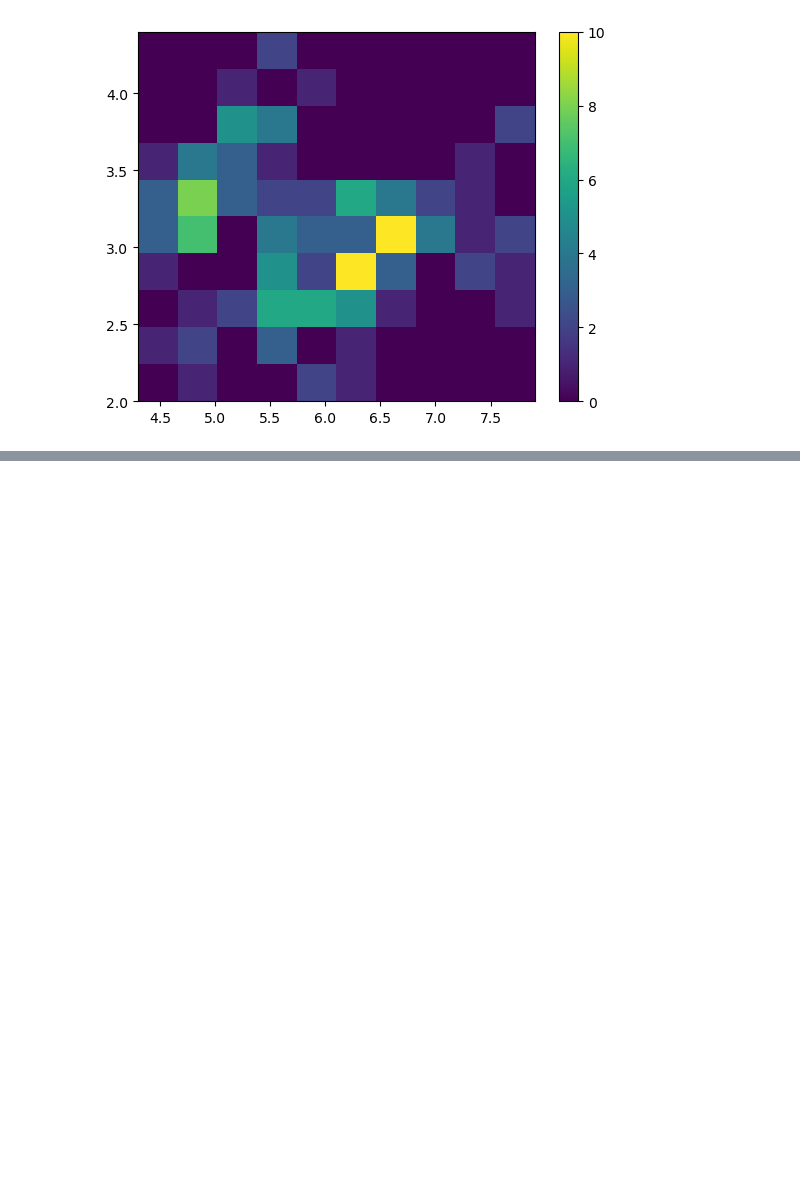
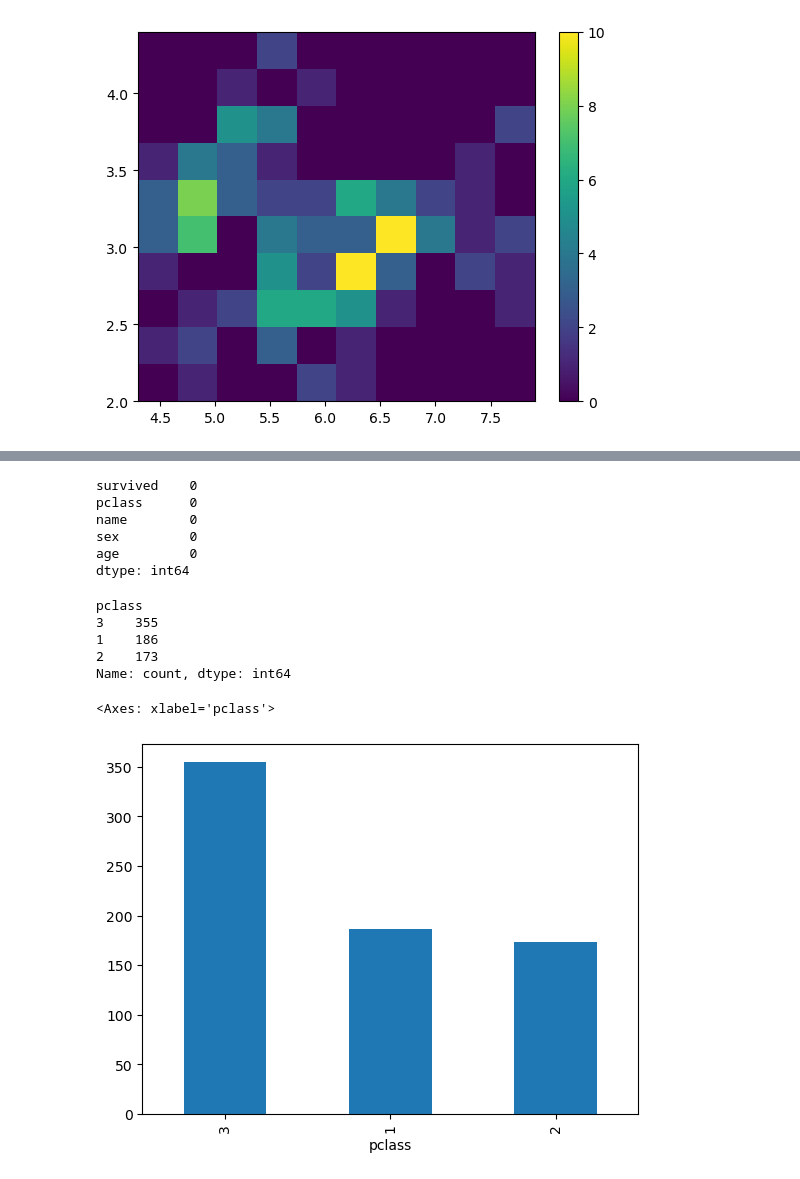
Before and after one commit to DST-NDIAYE/Data-Science-, a Jupyter notebook: revision.ipynb, the cells around one changed output, grey strips where cells are left out. Saved outputs shown, nothing was run; the diff lists cells and outputs as text; code cells hidden in the pictures; blank space fills up the shorter version.

```diff
--- a/revision.ipynb
+++ b/revision.ipynb
@@ -160,0 +166,2 @@ plt.colorbar()
+# %%
+data = pd.read_csv('titanic.csv')
@@ -160,0 +193,2 @@ plt.colorbar()
+# %%
+data = data.drop(['fare' , 'sibsp' , 'parch'] , axis=1)
@@ -160,0 +207,24 @@ plt.colorbar()
+# %%
+data.isna().sum()
+# %% [output]
+survived    0
+pclass      0
+name        0
+sex         0
+age         0
+dtype: int64
+# %%
+data = data.dropna(axis=0)
+# %%
+data['pclass'].value_counts()
+# %% [output]
+pclass
+3    355
+1    186
+2    173
+Name: count, dtype: int64
+# %%
+data['pclass'].value_counts().plot.bar()
+# %% [output]
+<Axes: xlabel='pclass'>
+[figure, added]
```
Also changed, not shown: parts of 6 cells of this notebook.
